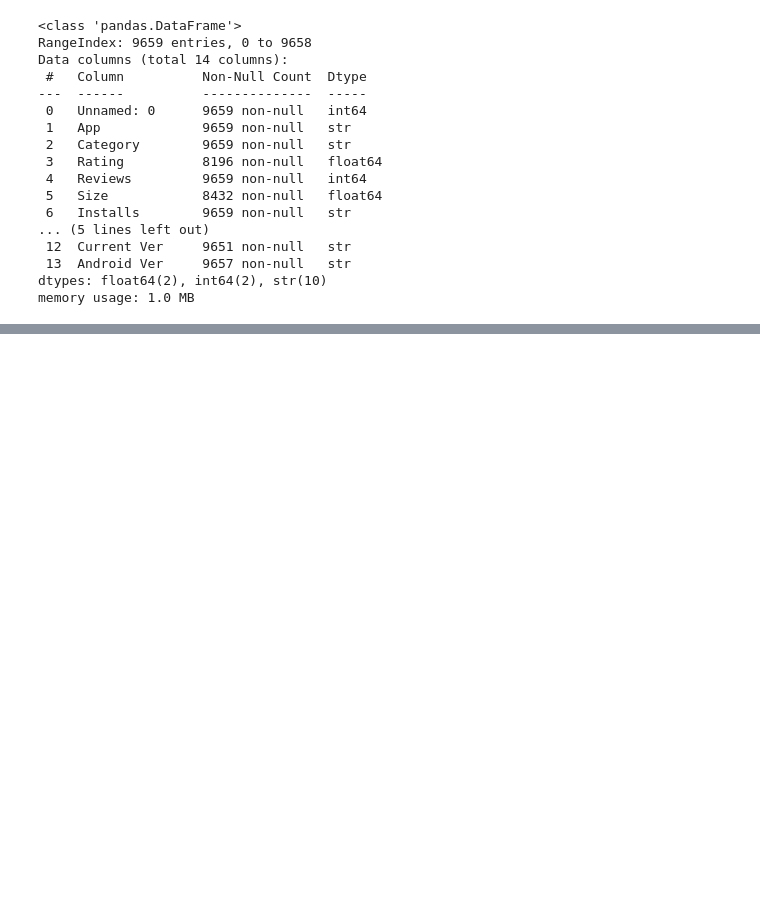
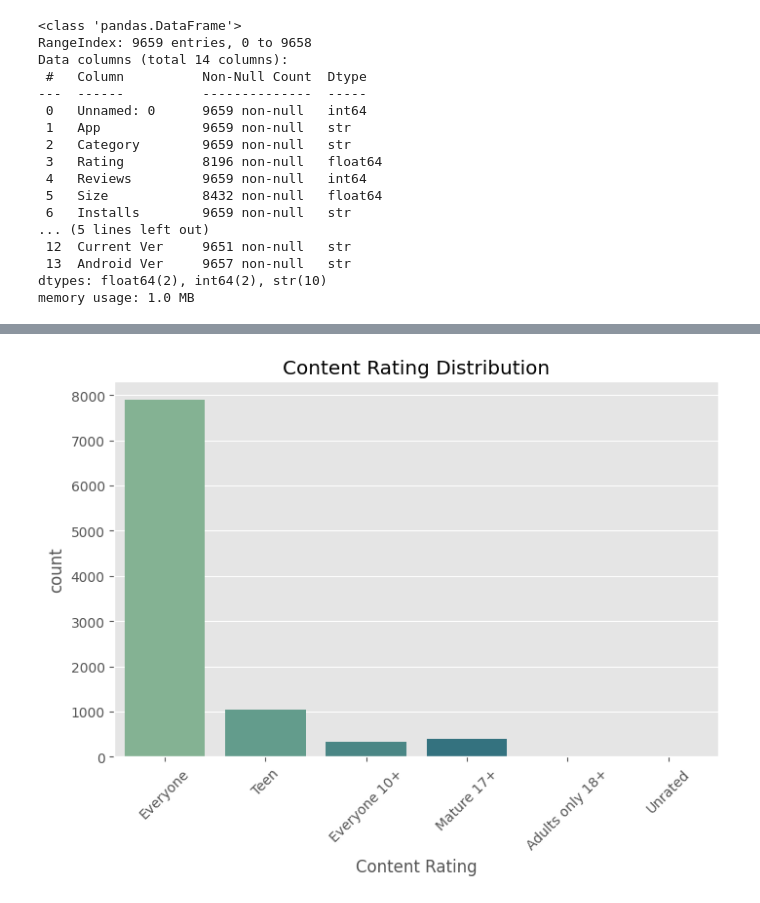
Before and after one commit to bhanuprakash45371-ai/Google_Playstore, a Jupyter notebook: Google_Play_Store_Analysis.ipynb, the cells around one changed output, grey strips where cells are left out. Saved outputs shown, nothing was run; the diff lists cells and outputs as text; code cells hidden in the pictures; blank space fills up the shorter version.

```diff
--- a/Google_Play_Store_Analysis.ipynb
+++ b/Google_Play_Store_Analysis.ipynb
@@ -164,0 +160,18 @@ Dataset saved successfully!
+# %%
+plt.figure(figsize=(8,5))
+
+ax = sns.countplot(
+    data=df,
+    x='Content Rating',
+    hue='Content Rating',
+    palette='crest',
+    legend=False
+)
+
+plt.xticks(rotation=45)
+
+plt.title("Content Rating Distribution")
+
+plt.show()
+# %% [output]
+[figure, added]
```
Also changed, not shown: parts of 48 cells of this notebook.
